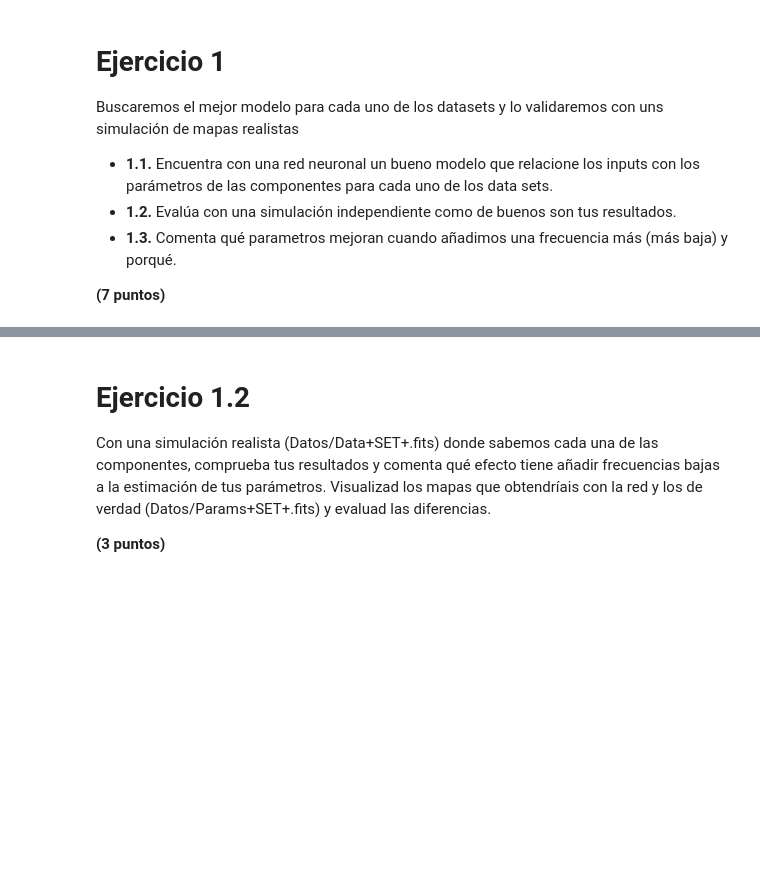
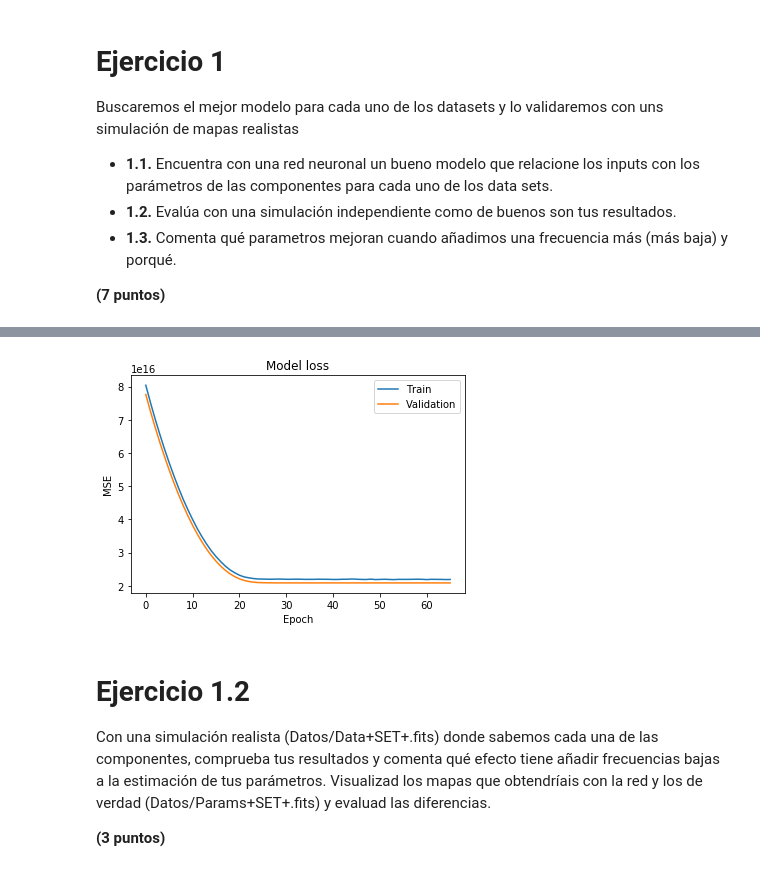
Before and after one commit to davemlz/Master_of_DataScience, a Jupyter notebook: DL-fisica/1 Fondo cosmico de microondas/DataLab2020-20200414T161238Z-001/DataLab2020/CompSepLab2020_Exercice.ipynb, the cells around one changed output, grey strips where cells are left out. Cells and saved outputs as stored; diff of their text form; code cells hidden in the pictures; blank space fills up the shorter version.

```diff
--- a/DL-fisica/1 Fondo cosmico de microondas/DataLab2020-20200414T161238Z-001/DataLab2020/CompSepLab2020_Exercice.ipynb
+++ b/DL-fisica/1 Fondo cosmico de microondas/DataLab2020-20200414T161238Z-001/DataLab2020/CompSepLab2020_Exercice.ipynb
@@ -58,0 +159,24 @@ Labels=np.loadtxt(SET+'_Signal_labels.txt')    # 10000 x 4 params (A_cmb,A_s,bet
+# %%
+# Read data set
+path = "/content/drive/My Drive/DL-fisica/1 CMB/"
+SET='PLANCK+HASLAM'
+
+freq,sigma=DataSet(SET) # cargamos num de frecuencias , std del ruido, y valor maximo del synchrotron
+nu_ref=freq[0]  # frecuencia donde evaluamos el synchrotron
+
+Signal=np.loadtxt(path+SET+'_Signal_dataset.txt')   # 10000 x len(freq)
+Labels=np.loadtxt(path+SET+'_Signal_labels.txt')    # 10000 x 4 params (A_cmb,A_s,beta_s,A_d)
+# %%
+# 1.1 Start obtaining your models with a NN
+model_PLANCK_HASLAM = models.Sequential()
+model_PLANCK_HASLAM.add(layers.Dense(2**8,activation="sigmoid",input_shape = (Signal.shape[1],)))
+model_PLANCK_HASLAM.add(layers.Dropout(0.25))
+model_PLANCK_HASLAM.add(layers.Dense(2**7,activation="sigmoid"))
+model_PLANCK_HASLAM.add(layers.Dropout(0.25))
+model_PLANCK_HASLAM.add(layers.Dense(2**6,activation="sigmoid"))
+model_PLANCK_HASLAM.add(layers.Dropout(0.25))
+model_PLANCK_HASLAM.add(layers.Dense(2**5,activation="sigmoid"))
+model_PLANCK_HASLAM.add(layers.Dropout(0.25))
+model_PLANCK_HASLAM.add(layers.Dense(Labels.shape[1]))
+
+model_PLANCK_HASLAM.summary()
@@ -58,0 +201,5 @@ Labels=np.loadtxt(SET+'_Signal_labels.txt')    # 10000 x 4 params (A_cmb,A_s,bet
+# %%
+callback_es = callbacks.EarlyStopping(patience = 10)
+
+model_PLANCK_HASLAM.compile(optimizer = optimizers.Adam(lr = 1000),loss="mse")
+history_PLANCK_HASLAM = model_PLANCK_HASLAM.fit(Signal,Labels,batch_size = 2**6,epochs = 1000,validation_split = 0.2,callbacks=[callback_es])
@@ -58,0 +224,10 @@ Labels=np.loadtxt(SET+'_Signal_labels.txt')    # 10000 x 4 params (A_cmb,A_s,bet
+# %%
+plt.plot(history_PLANCK_HASLAM.history['loss'])
+plt.plot(history_PLANCK_HASLAM.history['val_loss'])
+plt.title('Model loss')
+plt.ylabel('MSE')
+plt.xlabel('Epoch')
+plt.legend(['Train', 'Validation'], loc='upper right')
+plt.show()
+# %% [output]
+[figure, added]
```
Also changed, not shown: parts of 13 cells of this notebook.
